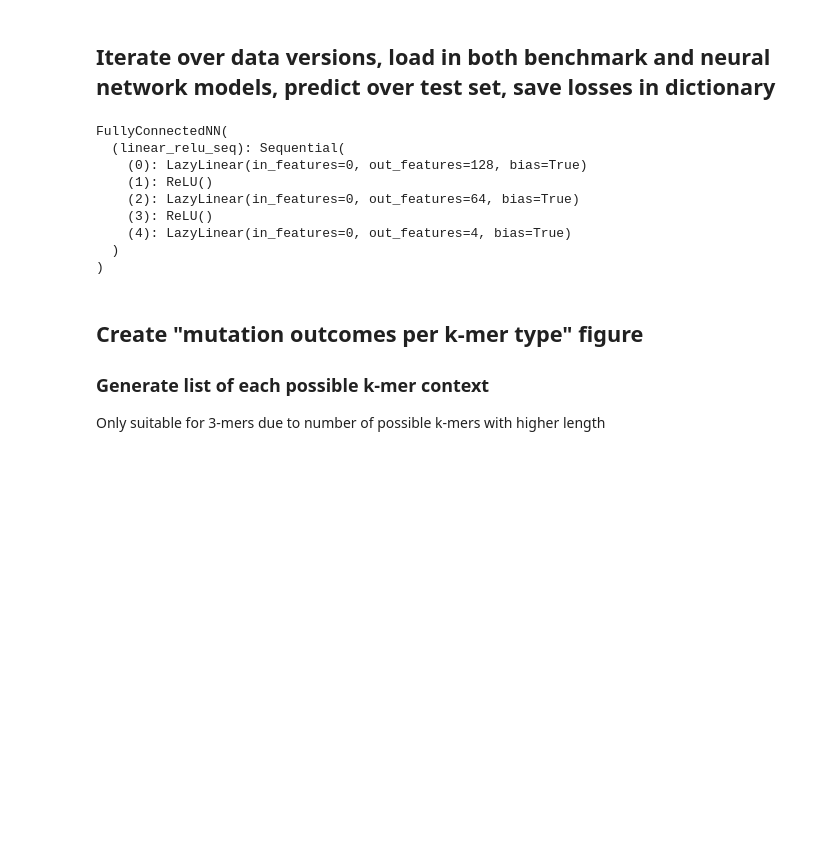
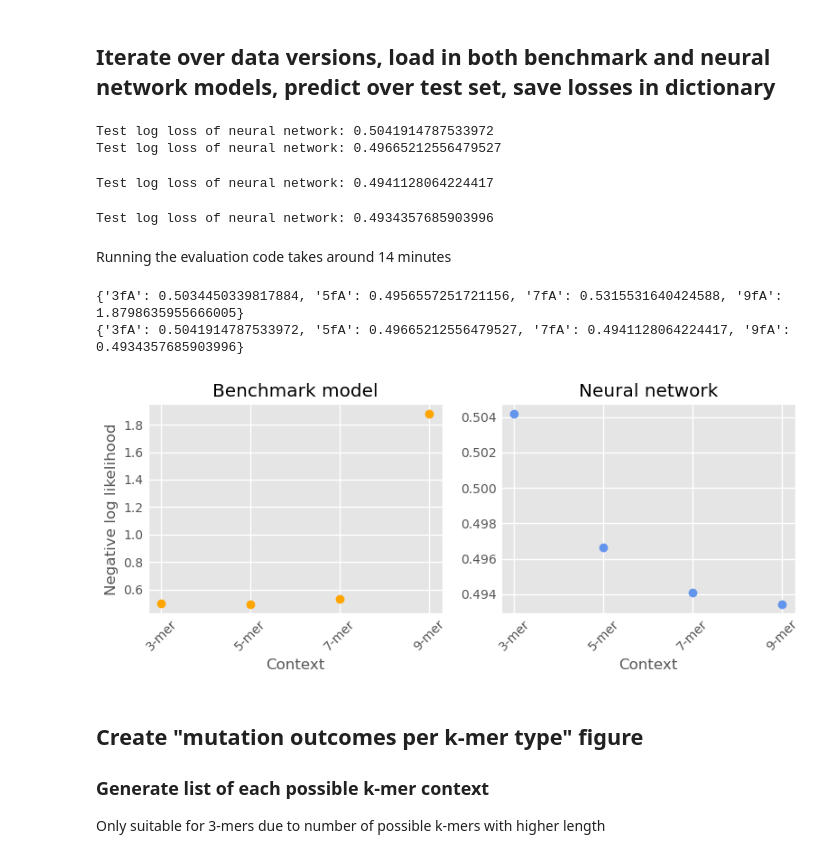
Before and after one commit to grnimrod/mutation-probs-nn, a Jupyter notebook: src/inference.ipynb, the cells around one changed output. Saved outputs shown, nothing was run; the diff lists cells and outputs as text; code cells hidden in the pictures; blank space fills up the shorter version.

Commit message:
feat: Plot model performance comparison

```diff
--- a/src/inference.ipynb
+++ b/src/inference.ipynb
@@ -32,7 +32,24 @@ for version in DATA_VERSION:
 
     benchmark_losses[version] = loss_benchmark
 
-    model_nn = FullyConnectedNN()
+    def onehot_to_indexed_kmers(onehot_data):
+        """
+        Function to convert one-hot encoding to integer encoding for nn.Embedding()
+        by reshaping k-mer to (data_size, kmer_length, mut_outcomes=4) then taking
+        argmax
+        """
+
+        data_size = onehot_data.size(0)
+        kmer_length = onehot_data.size(1) // 4
+
+        reshaped = onehot_data.view(data_size, kmer_length, 4)
+
+        indexed = reshaped.argmax(dim=2)
+        return indexed.long()
+
+    X_test = onehot_to_indexed_kmers(X_test)
+
+    model_nn = FCNNEmbedding(num_embeddings=4, embedding_dim=32)
     model_nn.load_state_dict(torch.load(f"/faststorage/project/MutationAnalysis/Nimrod/results/models/fc/{version}/model.pth"))
 
     test_dataset = TensorDataset(X_test, y_test)
@@ -55,15 +72,47 @@ for version in DATA_VERSION:
     nn_losses[version] = loss_nn
     print(f"Test log loss of neural network: {loss_nn}")
 # %% [output]
-FullyConnectedNN(
-  (linear_relu_seq): Sequential(
-    (0): LazyLinear(in_features=0, out_features=128, bias=True)
-    (1): ReLU()
-    (2): LazyLinear(in_features=0, out_features=64, bias=True)
-    (3): ReLU()
-    (4): LazyLinear(in_features=0, out_features=4, bias=True)
-  )
-)
+Test log loss of neural network: 0.5041914787533972
+Test log loss of neural network: 0.49665212556479527
+Test log loss of neural network: 0.4941128064224417
+Test log loss of neural network: 0.4934357685903996
+# %% [markdown]
+Running the evaluation code takes around 14 minutes
+# %%
+print(benchmark_losses)
+print(nn_losses)
+# %% [output]
+{'3fA': 0.5034450339817884, '5fA': 0.4956557251721156, '7fA': 0.5315531640424588, '9fA': 1.8798635955666005}
+{'3fA': 0.5041914787533972, '5fA': 0.49665212556479527, '7fA': 0.4941128064224417, '9fA': 0.4934357685903996}
+# %%
+results_df = pd.DataFrame({
+    "Benchmark model": benchmark_losses,
+    "Neural network": nn_losses
+})
+
+plt.style.use("ggplot")
+
+# Create subplots
+fig, axes = plt.subplots(1, 2, figsize=(8, 3.5))
+
+# Plot benchmark values
+axes[0].plot(["3-mer", "5-mer", "7-mer", "9-mer"], results_df["Benchmark model"], 'o', color='orange')
+axes[0].tick_params(axis='x', rotation=45)
+axes[0].set_title("Benchmark model")
+axes[0].set_xlabel("Context")
+axes[0].set_ylabel("Negative log likelihood")
+
+# Plot neural network values
+axes[1].plot(["3-mer", "5-mer", "7-mer", "9-mer"], results_df["Neural network"], 'o', color='cornflowerblue')
+axes[1].tick_params(axis='x', rotation=45)
+axes[1].set_title("Neural network")
+axes[1].set_xlabel("Context")
+
+# Improve layout
+plt.tight_layout()
+plt.show()
+# %% [output]
+[figure, added]
 # %% [markdown]
 ## Create "mutation outcomes per k-mer type" figure
 ### Generate list of each possible k-mer context
```
Also changed, not shown: parts of 2 cells of this notebook.
